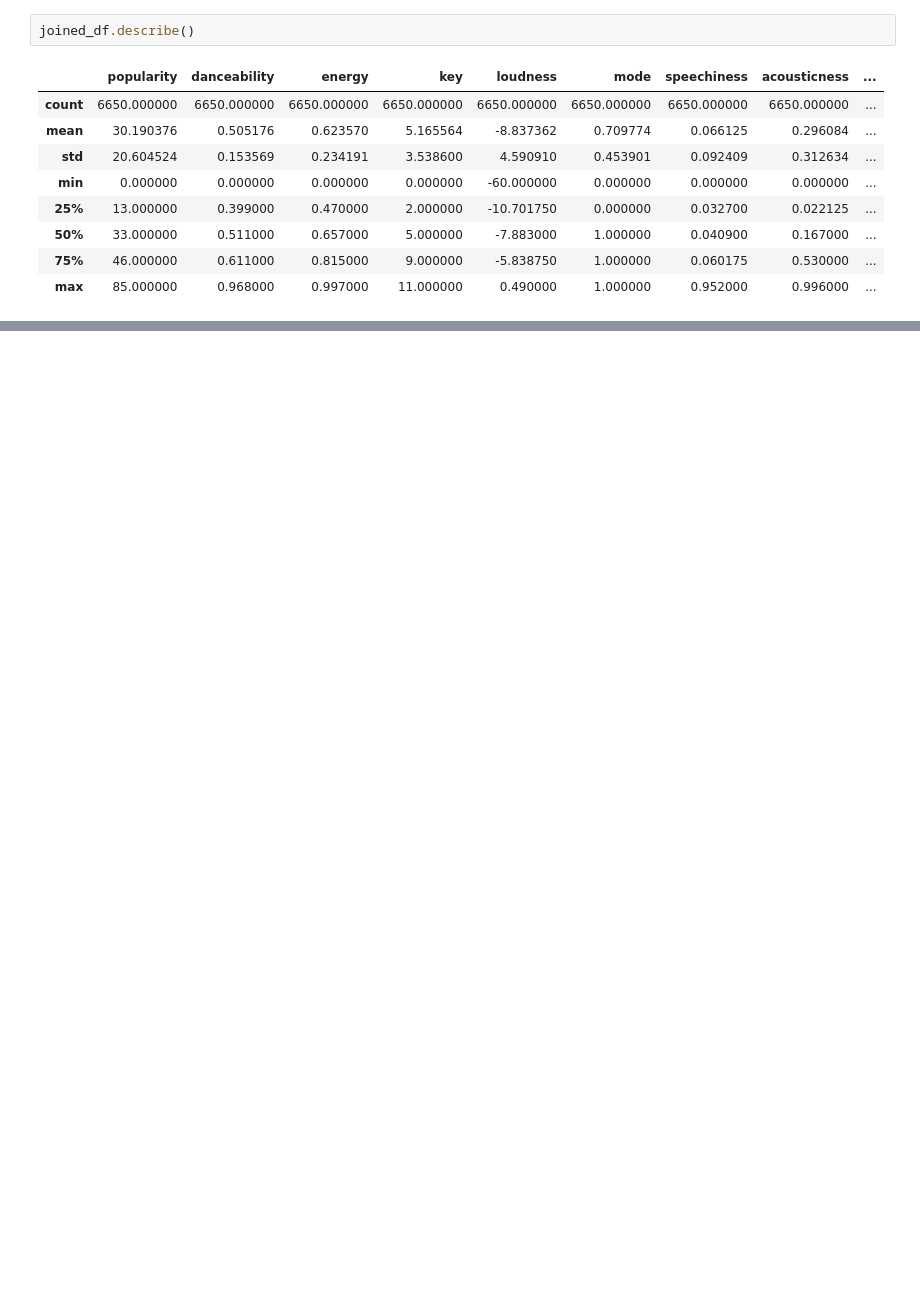
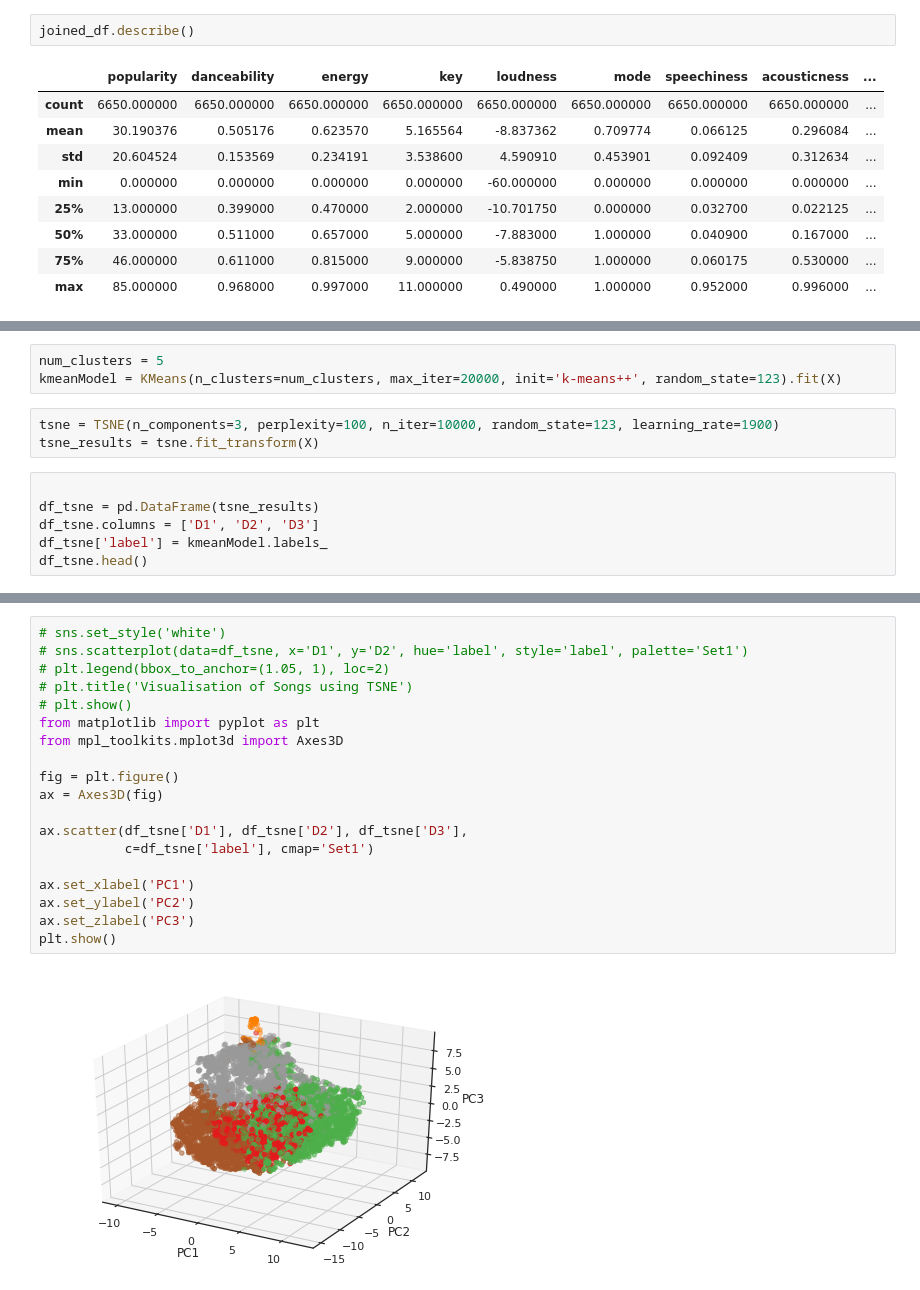
Before and after one commit to honggyu420/spotify-song-clustering, a Jupyter notebook: analysis.ipynb, the cells around one changed output, grey strips where cells are left out. Cells and saved outputs as stored; diff of their text form; blank space fills up the shorter version.

```diff
--- a/analysis.ipynb
+++ b/analysis.ipynb
@@ -254,0 +81,12 @@ joined_df.to_csv('data/songs_with_features.csv')
+# %%
+num_clusters = 5
+kmeanModel = KMeans(n_clusters=num_clusters, max_iter=20000, init='k-means++', random_state=123).fit(X)
+# %%
+tsne = TSNE(n_components=3, perplexity=100, n_iter=10000, random_state=123, learning_rate=1900)
+tsne_results = tsne.fit_transform(X)
+# %%
+
+df_tsne = pd.DataFrame(tsne_results)
+df_tsne.columns = ['D1', 'D2', 'D3']
+df_tsne['label'] = kmeanModel.labels_
+df_tsne.head()
@@ -254,0 +100,21 @@ joined_df.to_csv('data/songs_with_features.csv')
+# %%
+# sns.set_style('white')
+# sns.scatterplot(data=df_tsne, x='D1', y='D2', hue='label', style='label', palette='Set1')
+# plt.legend(bbox_to_anchor=(1.05, 1), loc=2)
+# plt.title('Visualisation of Songs using TSNE')
+# plt.show()
+from matplotlib import pyplot as plt
+from mpl_toolkits.mplot3d import Axes3D
+
+fig = plt.figure()
+ax = Axes3D(fig)
+
+ax.scatter(df_tsne['D1'], df_tsne['D2'], df_tsne['D3'],
+           c=df_tsne['label'], cmap='Set1')
+
+ax.set_xlabel('PC1')
+ax.set_ylabel('PC2')
+ax.set_zlabel('PC3')
+plt.show()
+# %% [output]
+[figure, added]
```
Also changed, not shown: parts of 28 cells of this notebook, 1 other file.
